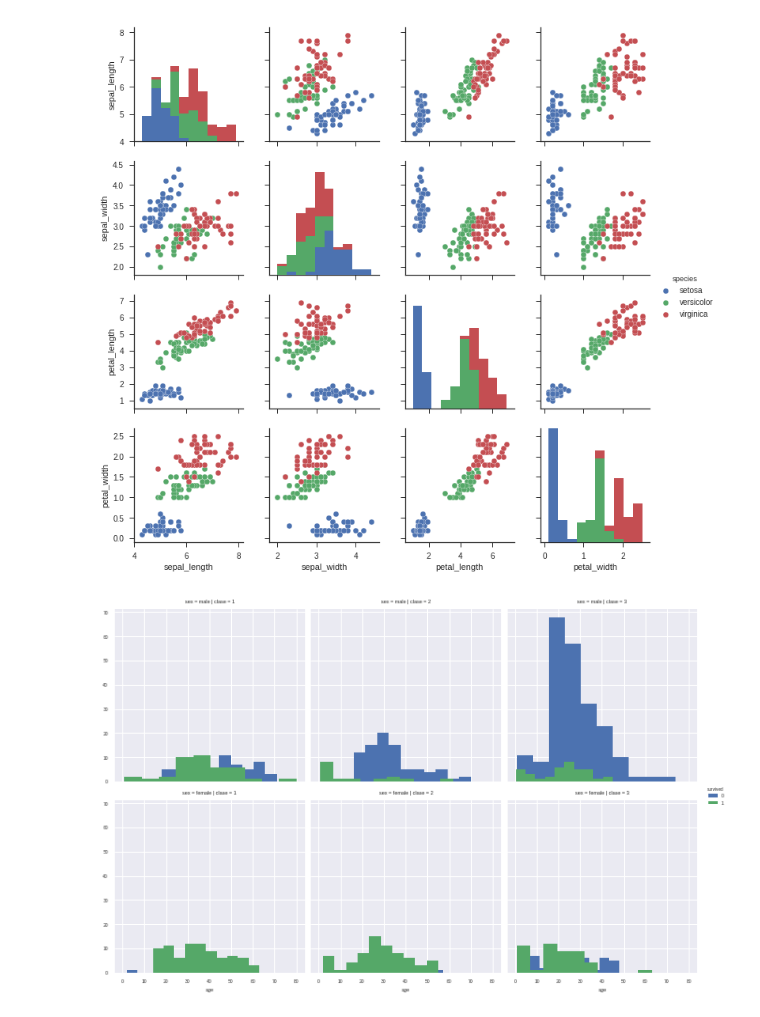
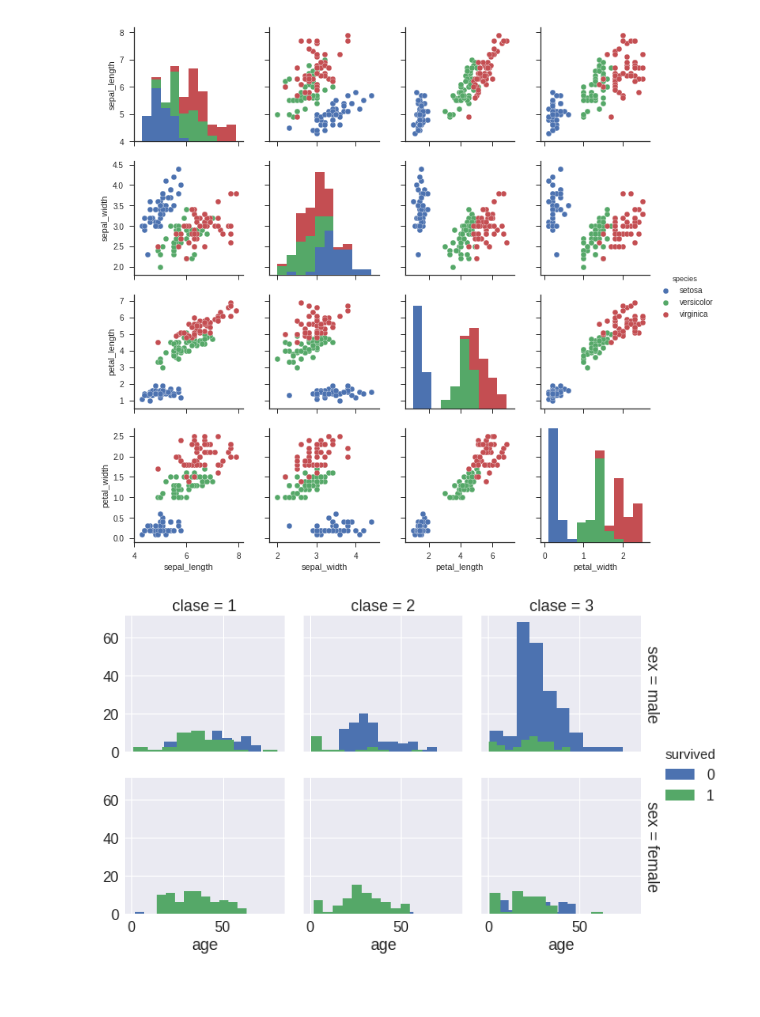
Before and after one commit to jnishikuni/07MBIG---Visualizacion-de-Datos, a Jupyter notebook: Visualización_AG3.ipynb, the cells around one changed output. Saved outputs shown, nothing was run; the diff lists cells and outputs as text; code cells hidden in the pictures; blank space fills up the shorter version.

```diff
--- a/Visualización_AG3.ipynb
+++ b/Visualización_AG3.ipynb
@@ -106,8 +106,8 @@ sns.pairplot(df, hue="species")
 <seaborn.axisgrid.PairGrid at 0x...>
 [figure]
 # %%
-g = sns.FacetGrid(titanic, col="clase", row="sex", hue="survived")
+g = sns.FacetGrid(titanic, col="clase", row="sex", hue="survived",margin_titles=True)
 g.map(plt.hist, "age")
 g.add_legend();
 # %% [output]
-[figure, old version]
+[figure, new version]
```
